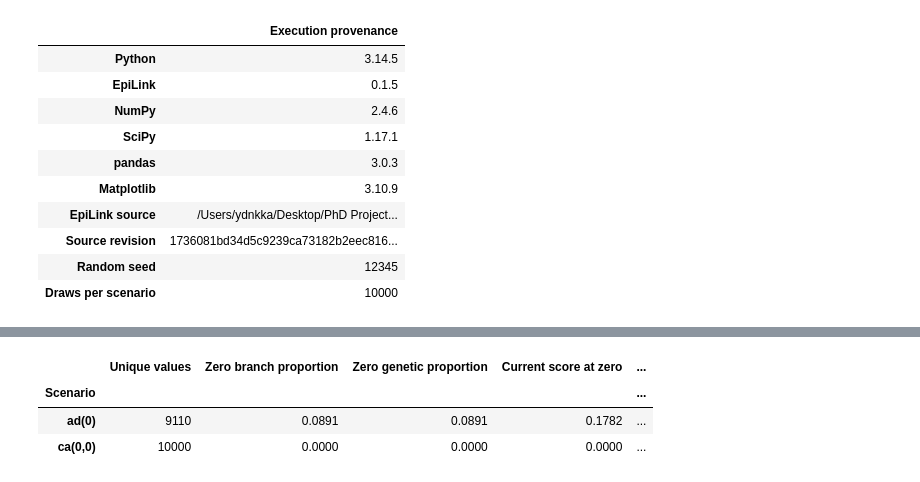
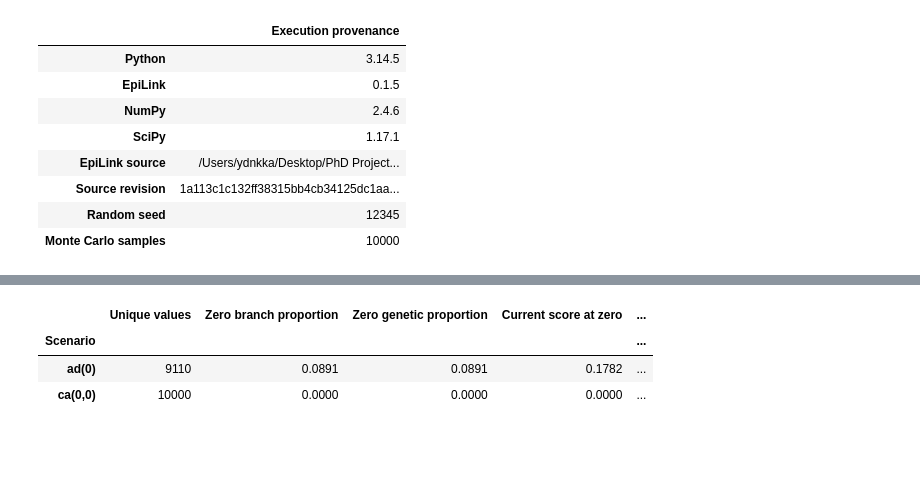
Before and after one commit to ydnkka/epilink, a Jupyter notebook: assets/genetic_ties_compatibility.ipynb, the cells around one changed output, grey strips where cells are left out. Drawn from its saved outputs; the diff is of its cells as text; code cells hidden in the pictures; blank space fills up the shorter version.

```diff
--- a/assets/genetic_ties_compatibility.ipynb
+++ b/assets/genetic_ties_compatibility.ipynb
@@ -19,84 +18,90 @@ The midpoint scorer exists only in this notebook. Running the notebook does not
 # %%
-from pathlib import Path
 import inspect
 import platform
 import subprocess
 import sys
+from pathlib import Path
 
-# Prefer the adjacent source checkout when running from epilink-evaluation.
+working_dir = Path.cwd().resolve()
+PROJECT_ROOT = next(
+    (
+        parent
+        for parent in (working_dir, *working_dir.parents)
+        if (parent / "src" / "epilink_evaluation").is_dir()
+    ),
+    working_dir,
+)
 source_candidates = [
-    Path.cwd().parent / "epilink" / "src",
-    Path.cwd() / "src",
-    Path.cwd() / "epilink" / "src",
+    PROJECT_ROOT.parent / "epilink" / "src",
+    PROJECT_ROOT / "src",
+    PROJECT_ROOT / "epilink" / "src",
 ]
 for candidate in source_candidates:
     if (candidate / "epilink" / "__init__.py").is_file():
         sys.path.insert(0, str(candidate.resolve()))
         break
 
+evaluation_source = PROJECT_ROOT / "src"
+if evaluation_source.is_dir():
+    sys.path.insert(0, str(evaluation_source))
 import epilink
 import matplotlib
 import matplotlib.pyplot as plt
 import numpy as np
 import pandas as pd
 import scipy
 from epilink import EpiLink, InfectiousnessToTransmission, NaturalHistoryParameters
 from scipy.stats import percentileofscore
 
-plt.rcParams.update(
-    {
-        "figure.dpi": 120,
-        "font.size": 10,
-        "axes.spines.top": False,
-        "axes.spines.right": False,
-        "axes.titleweight": "bold",
-        "axes.grid": True,
-        "grid.alpha": 0.18,
-    }
+from epilink_evaluation.utils.style import (
+    add_panel_labels,
+    new_figure,
+    save_figure,
+    theme,
 )
+
+# Apply publication theme
+theme(context="paper", font_scale=1.0)
+
+# Color palette (colorblind-safe)
 CURRENT = "#C05A32"
 MIDPOINT = "#176B87"
 MASS = "#748699"
 SEED = 12345
 MC_SAMPLES = 10_000
 
 model_source = Path(inspect.getfile(EpiLink)).resolve()
 try:
     source_revision = subprocess.run(
         ["git", "-C", str(model_source.parent), "rev-parse", "HEAD"],
         capture_output=True,
         text=True,
         check=True,
     ).stdout.strip()
 except (OSError, subprocess.CalledProcessError):
-    source_revision = "Not available (for example, an installed distribution)."
+    source_revision = "Not available"
 
-display(
-    pd.Series(
-        {
-            "Python": platform.python_version(),
-            "EpiLink": epilink.__version__,
-            "NumPy": np.__version__,
-            "SciPy": scipy.__version__,
-            "pandas": pd.__version__,
-            "Matplotlib": matplotlib.__version__,
-            "EpiLink source": str(model_source),
-            "Source revision": source_revision,
-            "Random seed": SEED,
-            "Draws per scenario": MC_SAMPLES,
-        },
-        name="Execution provenance",
-    ).to_frame()
-)
+provenance = pd.Series(
+    {
+        "Python": platform.python_version(),
+        "EpiLink": epilink.__version__,
+        "NumPy": np.__version__,
+        "SciPy": scipy.__version__,
+        "EpiLink source": str(model_source),
+        "Source revision": source_revision,
+        "Random seed": SEED,
+        "Monte Carlo samples": MC_SAMPLES,
+    },
+    name="Execution provenance",
+).to_frame()
+provenance
 # %% [output]
 |  | Execution provenance |
 | Python | 3.14.5 |
 | EpiLink | 0.1.5 |
 | NumPy | 2.4.6 |
 | SciPy | 1.17.1 |
-| pandas | 3.0.3 |
-| Matplotlib | 3.10.9 |
 | EpiLink source | /Users/ydnkka/Desktop/PhD Project... |
-| Source revision | 1736081bd34d5c9239ca73182b2eec816... |
+| Source revision | 1a113c1c132ff38315bb4cb34125dc1aa... |
 | Random seed | 12345 |
-| Draws per scenario | 10000 |
+| Monte Carlo samples | 10000 |
```
Also changed, not shown: parts of 22 cells of this notebook, 4 other files.
